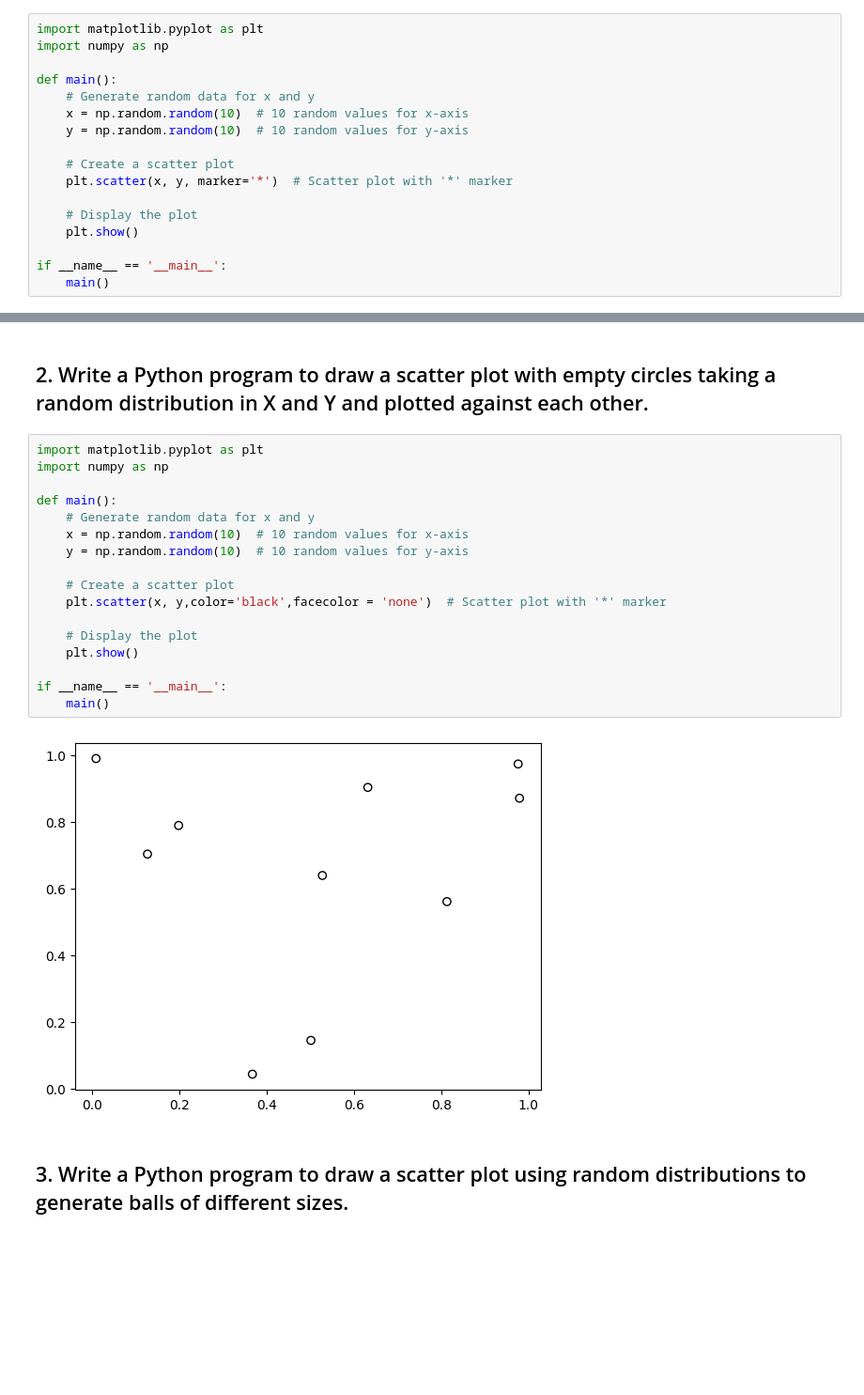
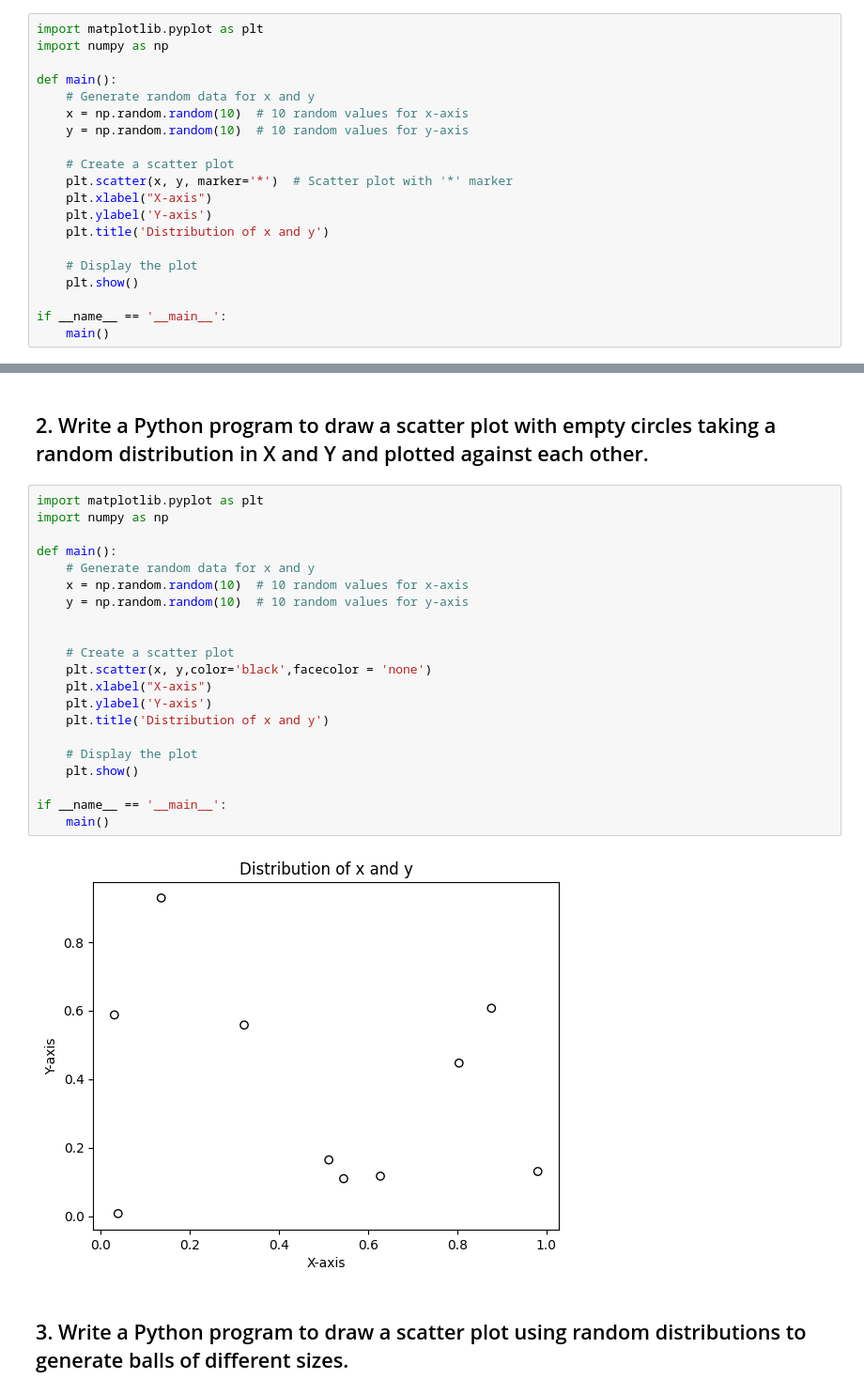
Before and after one commit to shivyelave/Python-Libraries, a Jupyter notebook: Matplotlib/matplotlib_statterplot.ipynb, the cells around one changed output, grey strips where cells are left out. Shown at 94% size. Saved outputs shown, nothing was run; the diff lists cells and outputs as text; blank space fills up the shorter version.

```diff
--- a/Matplotlib/matplotlib_statterplot.ipynb
+++ b/Matplotlib/matplotlib_statterplot.ipynb
@@ -23,6 +23,9 @@ def main():
 
     # Create a scatter plot
     plt.scatter(x, y, marker='*')  # Scatter plot with '*' marker
+    plt.xlabel("X-axis")
+    plt.ylabel('Y-axis')
+    plt.title('Distribution of x and y')
 
     # Display the plot
     plt.show()
@@ -36,22 +39,26 @@ if __name__ == '__main__':
 # %%
 import matplotlib.pyplot as plt
 import numpy as np
 
 def main():
     # Generate random data for x and y
     x = np.random.random(10)  # 10 random values for x-axis
     y = np.random.random(10)  # 10 random values for y-axis
 
+
     # Create a scatter plot
-    plt.scatter(x, y,color='black',facecolor = 'none')  # Scatter plot with '*' marker
+    plt.scatter(x, y,color='black',facecolor = 'none')
+    plt.xlabel("X-axis")
+    plt.ylabel('Y-axis')
+    plt.title('Distribution of x and y')
 
     # Display the plot
     plt.show()
 
 if __name__ == '__main__':
     main()
 # %% [output]
-[figure, old version]
+[figure, new version]
 # %% [markdown]
 ## 3. Write a Python program to draw a scatter plot using random distributions to generate balls of different sizes.
 # %%
```
Also changed, not shown: parts of 4 cells of this notebook.
